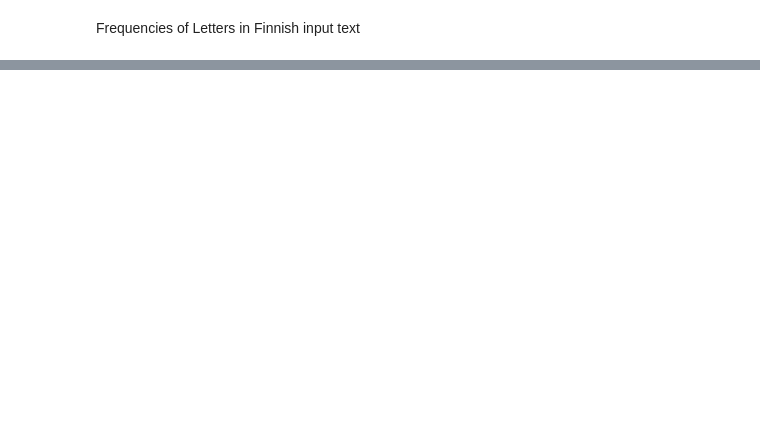
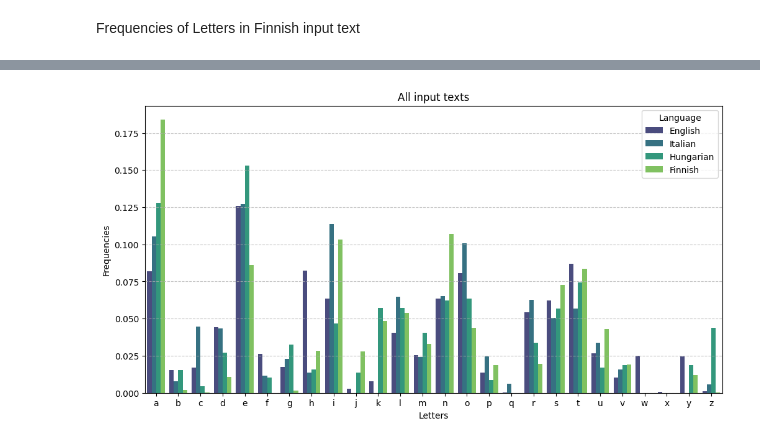
Before and after one commit to EmanueleRsp/MapReduce-Letter-Frequency, a Jupyter notebook: statistics/languages.ipynb, the cells around one changed output, grey strips where cells are left out. Cells and saved outputs as stored; diff of their text form; code cells hidden in the pictures; blank space fills up the shorter version.

```diff
--- a/statistics/languages.ipynb
+++ b/statistics/languages.ipynb
@@ -178,0 +185,31 @@ plt.show()
+# %%
+df = pd.DataFrame(
+    [
+        english,
+        italian,
+        hungarian,
+        finnish
+    ],
+    index=[
+        'English',
+        'Italian',
+        'Hungarian',
+        'Finnish'
+    ]
+)
+df = df.fillna(0)
+df = df.sort_index(axis=1)
+df = df.T
+df = df.reset_index().melt('index', var_name='Language', value_name='Frequency')
+
+# Plot the data
+plt.figure(figsize=(12, 6))
+sns.barplot(x='index', y='Frequency', hue='Language', data=df, palette='viridis')
+plt.xlabel('Letters')
+plt.ylabel('Frequencies')
+plt.title('All input texts')
+plt.grid(axis='y', linestyle='--', alpha=0.7)
+plt.savefig('png/all.png')
+plt.show()
+# %% [output]
+[figure, added]
```
Also changed, not shown: parts of 5 cells of this notebook, 9 other files.
